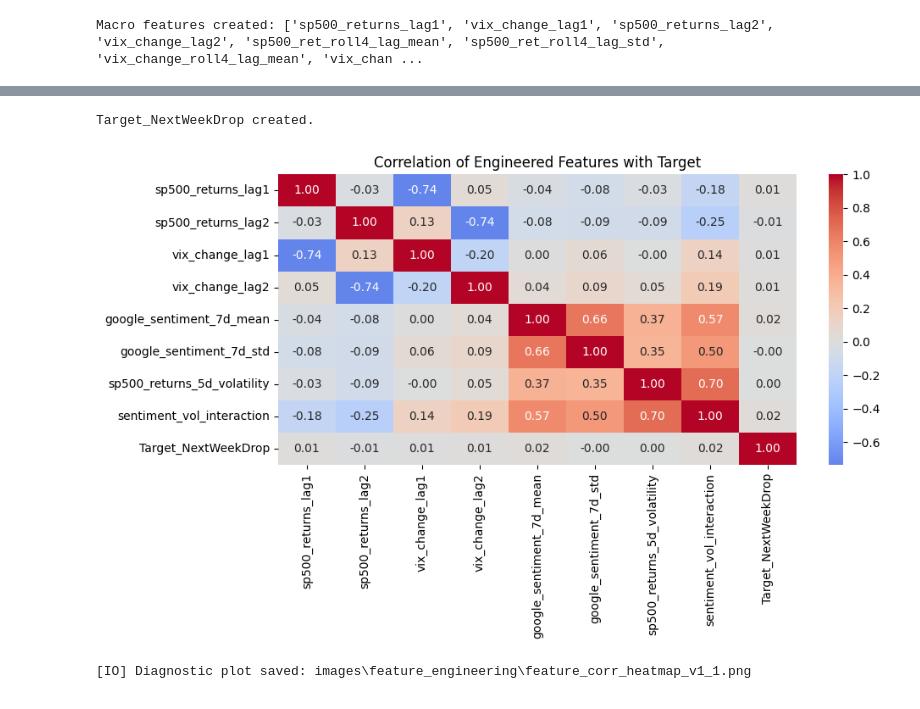
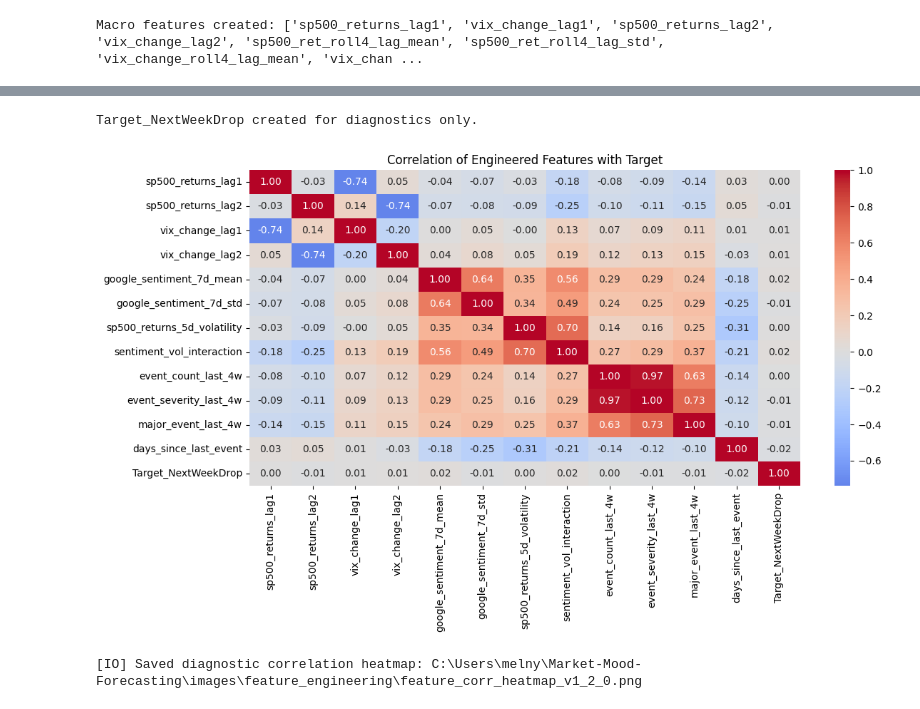
Before and after one commit to ArturMelnyk-analyst/Market-Mood-Forecasting, a Jupyter notebook: notebooks/04_feature_engineering.ipynb, the cells around one changed output, grey strips where cells are left out. Cells and saved outputs as stored; diff of their text form; code cells hidden in the pictures.

```diff
--- a/notebooks/04_feature_engineering.ipynb
+++ b/notebooks/04_feature_engineering.ipynb
@@ -19,7 +32,11 @@ from utils.feature_engineering import add_feature_engineering
 # -------------------------------------------------------------------
 # 1) Loading cleaned dataset
 # -------------------------------------------------------------------
-df = pd.read_csv("../data/cleaned/cleaned_data.csv", parse_dates=["Date"])
+cleaned_path = PROJECT_ROOT / "data" / "cleaned" / "cleaned_data.csv"
+
+df = pd.read_csv(cleaned_path, parse_dates=["Date"])
 df = df.sort_values("Date").reset_index(drop=True)
+
 print("Loaded cleaned dataset:", df.shape)
+print("Date range:", df["Date"].min().date(), "→", df["Date"].max().date())
 # %% [output]
@@ -97,0 +220,8 @@ Macro features created: ['sp500_returns_lag1', 'vix_change_lag1', 'sp500_returns
+# %%
+df = add_event_risk_features(
+    df=df,
+    events=market_events,
+    date_col="Date"
+)
+
+print("Dataset after event-risk feature engineering:", df.shape)
@@ -130,42 +310,52 @@ print(f"[IO] Saved feature-engineered dataset: {outpath}")
 # %%
 # -------------------------------------------------------------------
-# 6) Diagnostic plot — Correlation of engineered features with target
+# 8) Diagnostic plot — Correlation of engineered features with target
 # -------------------------------------------------------------------
 
-# -------------------------------------------------------------------
-# Create target: did SP500 drop next week?
-# -------------------------------------------------------------------
-df["Target_NextWeekDrop"] = (df["SP500_Returns"].shift(-1) < 0).astype(int)
-print("Target_NextWeekDrop created.")
+# Create target only for diagnostic analysis.
+# This target is not saved back into the feature-engineered modeling dataset.
+df_diag = df.copy()
+df_diag["Target_NextWeekDrop"] = (df_diag["SP500_Returns"].shift(-1) < 0).astype(int)
+print("Target_NextWeekDrop created for diagnostics only.")
 
-
-# Pick a subset of lagged features + target for inspection
+# Pick a compact subset of engineered features + target for inspection.
 corr_features = [
-    "sp500_returns_lag1", "sp500_returns_lag2",
-    "vix_change_lag1", "vix_change_lag2",
-    "google_sentiment_7d_mean", "google_sentiment_7d_std",
-    "sp500_returns_5d_volatility", "sentiment_vol_interaction",
-    "Target_NextWeekDrop"
+    "sp500_returns_lag1",
+    "sp500_returns_lag2",
+    "vix_change_lag1",
+    "vix_change_lag2",
+    "google_sentiment_7d_mean",
+    "google_sentiment_7d_std",
+    "sp500_returns_5d_volatility",
+    "sentiment_vol_interaction",
+    "event_count_last_4w",
+    "event_severity_last_4w",
+    "major_event_last_4w",
+    "days_since_last_event",
+    "Target_NextWeekDrop",
 ]
 
-corr = df[corr_features].corr()
+corr_features = [c for c in corr_features if c in df_diag.columns]
 
-plt.figure(figsize=(10, 6))
+corr = df_diag[corr_features].corr(numeric_only=True)
+
+plt.figure(figsize=(12, 7))
 sns.heatmap(corr, annot=True, cmap="coolwarm", center=0, fmt=".2f")
 plt.title("Correlation of Engineered Features with Target")
+
+img_dir = PROJECT_ROOT / "images" / "feature_engineering"
+img_dir.mkdir(parents=True, exist_ok=True)
+
+img_path = img_dir / "feature_corr_heatmap_v1_2_0.png"
 plt.tight_layout()
-
-# Save under images/feature_engineering/
-img_dir = pathlib.Path("../images/feature_engineering")
-img_dir.mkdir(parents=True, exist_ok=True)
-plt.savefig(img_dir / "feature_corr_heatmap_v1_1.png", dpi=150)
+plt.savefig(img_path, dpi=300)
 plt.show()
 
-print(f"[IO] Diagnostic plot saved: {img_dir / 'feature_corr_heatmap_v1_1.png'}")
+print(f"[IO] Saved diagnostic correlation heatmap: {img_path}")
 # %% [output]
-Target_NextWeekDrop created.
+Target_NextWeekDrop created for diagnostics only.
-[figure, old version]
+[figure, new version]
-[IO] Diagnostic plot saved: images\feature_engineering\feature_corr_heatmap_v1_1.png
+[IO] Saved diagnostic correlation heatmap: C:\Users\melny\Market-Mood-Forecasting\images\feature_engineering\feature_corr_heatmap_v1_2_0.png
 # %% [markdown]
 ### Insights from Diagnostic Correlation Plot
 
```
Also changed, not shown: parts of 11 cells of this notebook, 12 other files.
